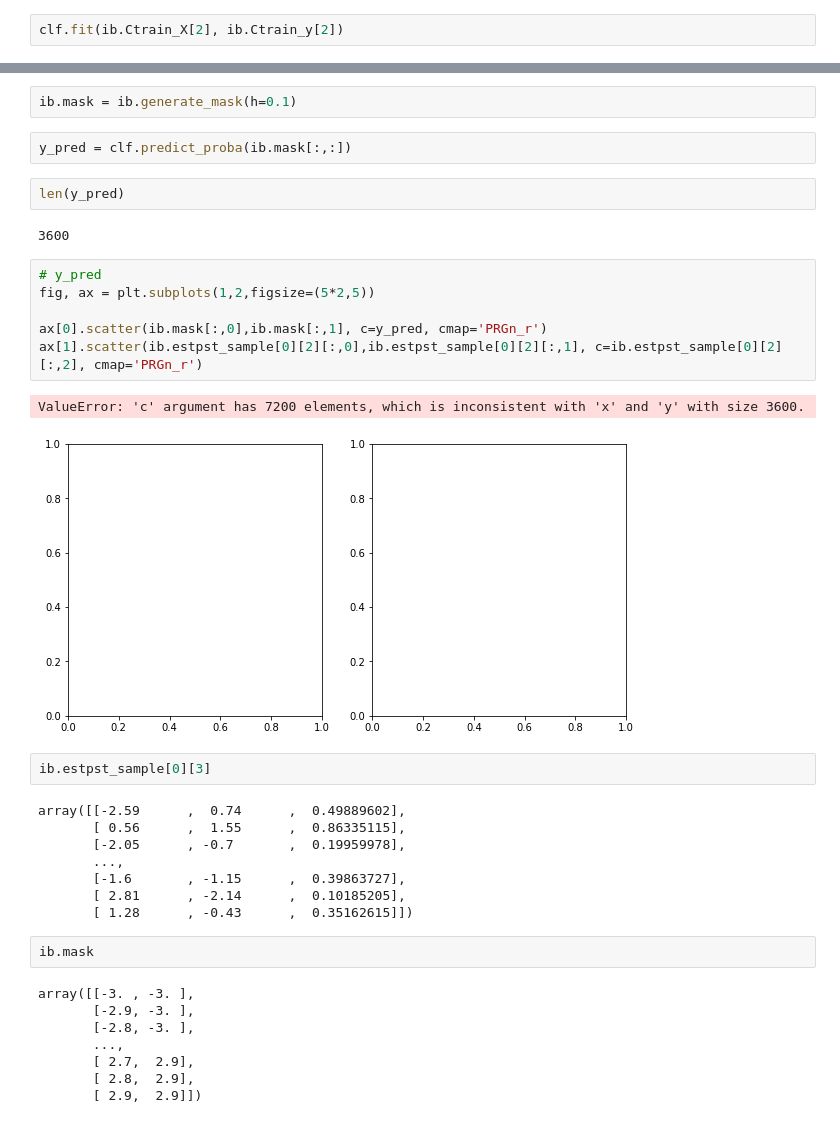
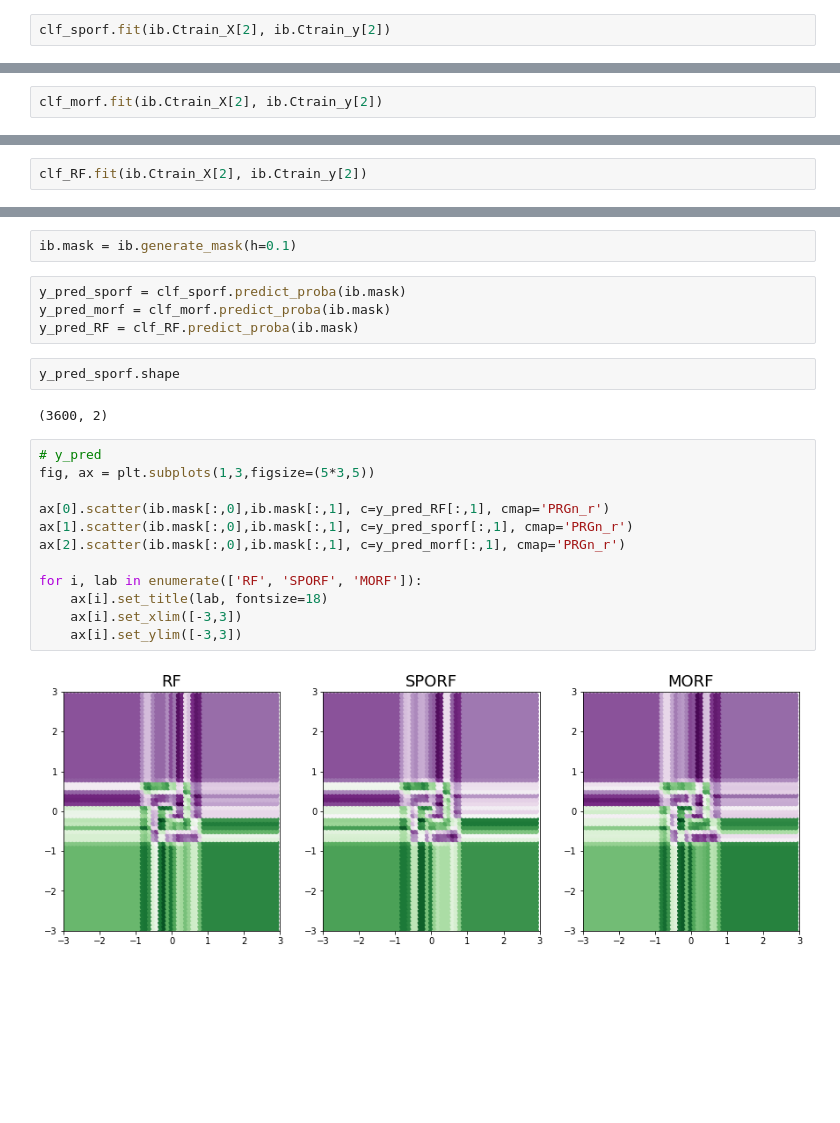
Before and after one commit to jshinm/inductive-bias-experiment, a Jupyter notebook: experiments/20210914_rerf_comparison.ipynb, the cells around one changed output, grey strips where cells are left out. Drawn from its saved outputs; the diff is of its cells as text; blank space fills up the shorter version.

Commit message:
add rf sporf morf

```diff
--- a/experiments/20210914_rerf_comparison.ipynb
+++ b/experiments/20210914_rerf_comparison.ipynb
@@ -127,3 +184,3 @@ clf.get_params()
 # %%
-clf.fit(ib.Ctrain_X[2], ib.Ctrain_y[2])
+clf_sporf.fit(ib.Ctrain_X[2], ib.Ctrain_y[2])
 # %% [output]
@@ -130,0 +193,2 @@ TypeError: unsupported operand type(s) for %: 'int' and 'NoneType'
+# %%
+clf_morf.fit(ib.Ctrain_X[2], ib.Ctrain_y[2])
@@ -130,0 +204,2 @@ TypeError: unsupported operand type(s) for %: 'int' and 'NoneType'
+# %%
+clf_RF.fit(ib.Ctrain_X[2], ib.Ctrain_y[2])
@@ -131,37 +210,24 @@ TypeError: unsupported operand type(s) for %: 'int' and 'NoneType'
 # %%
 ib.mask = ib.generate_mask(h=0.1)
-# %%
-y_pred = clf.predict_proba(ib.mask[:,:])
-# %%
-len(y_pred)
-# %% [output]
-3600
+# %%
+y_pred_sporf = clf_sporf.predict_proba(ib.mask)
+y_pred_morf = clf_morf.predict_proba(ib.mask)
+y_pred_RF = clf_RF.predict_proba(ib.mask)
+# %%
+y_pred_sporf.shape
+# %% [output]
+(3600, 2)
 # %%
 # y_pred
-fig, ax = plt.subplots(1,2,figsize=(5*2,5))
+fig, ax = plt.subplots(1,3,figsize=(5*3,5))
 
-ax[0].scatter(ib.mask[:,0],ib.mask[:,1], c=y_pred, cmap='PRGn_r')
-ax[1].scatter(ib.estpst_sample[0][2][:,0],ib.estpst_sample[0][2][:,1], c=ib.estpst_sample[0][2][:,2], cmap='PRGn_r')
+ax[0].scatter(ib.mask[:,0],ib.mask[:,1], c=y_pred_RF[:,1], cmap='PRGn_r')
+ax[1].scatter(ib.mask[:,0],ib.mask[:,1], c=y_pred_sporf[:,1], cmap='PRGn_r')
+ax[2].scatter(ib.mask[:,0],ib.mask[:,1], c=y_pred_morf[:,1], cmap='PRGn_r')
+
+for i, lab in enumerate(['RF', 'SPORF', 'MORF']):
+    ax[i].set_title(lab, fontsize=18)
+    ax[i].set_xlim([-3,3])
+    ax[i].set_ylim([-3,3])
 # %% [output]
-ValueError: 'c' argument has 7200 elements, which is inconsistent with 'x' and 'y' with size 3600.
-[figure, old version]
+[figure, new version]
-# %%
-ib.estpst_sample[0][3]
-# %% [output]
-array([[-2.59      ,  0.74      ,  0.49889602],
-       [ 0.56      ,  1.55      ,  0.86335115],
-       [-2.05      , -0.7       ,  0.19959978],
-       ...,
-       [-1.6       , -1.15      ,  0.39863727],
-       [ 2.81      , -2.14      ,  0.10185205],
-       [ 1.28      , -0.43      ,  0.35162615]])
-# %%
-ib.mask
-# %% [output]
-array([[-3. , -3. ],
-       [-2.9, -3. ],
-       [-2.8, -3. ],
-       ...,
-       [ 2.7,  2.9],
-       [ 2.8,  2.9],
-       [ 2.9,  2.9]])
```
Also changed, not shown: parts of 19 cells of this notebook.
